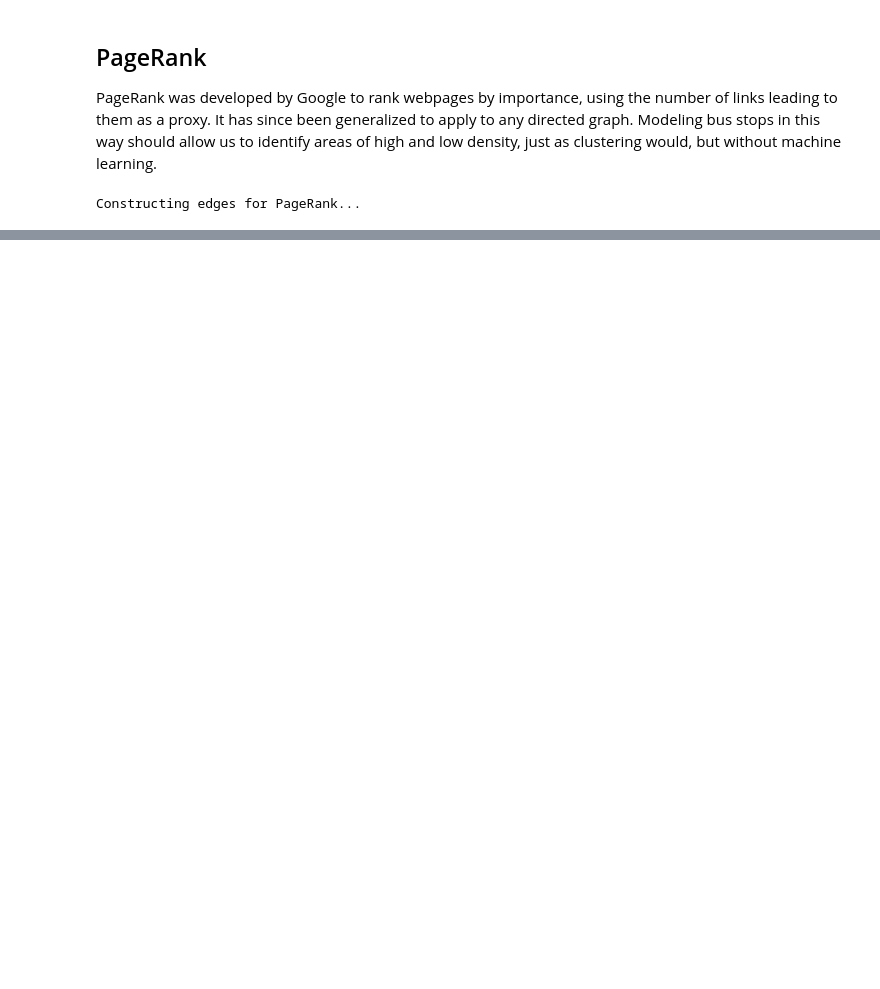
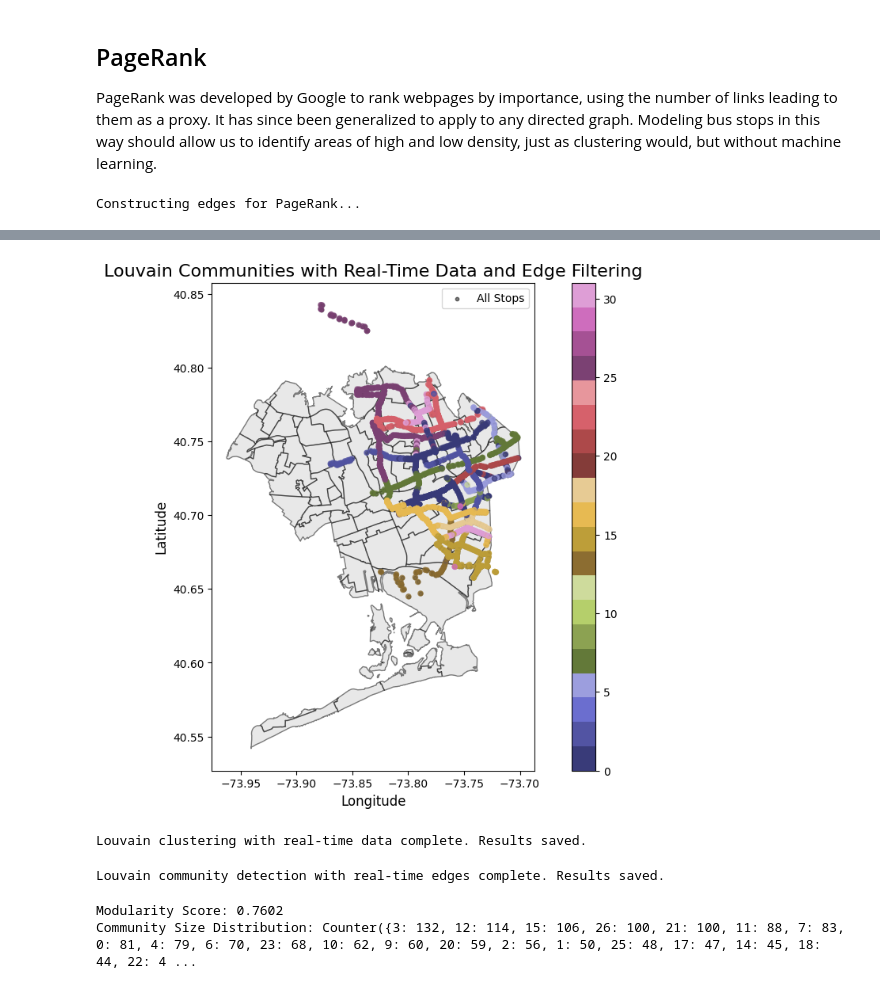
Before and after one commit to dmehta94/project-capstone-transit-inequity-eastern-queens, a Jupyter notebook: code/analysis.ipynb, the cells around one changed output, grey strips where cells are left out. Cells and saved outputs as stored; diff of their text form; code cells hidden in the pictures; blank space fills up the shorter version.

```diff
--- a/code/analysis.ipynb
+++ b/code/analysis.ipynb
@@ -206,0 +331,21 @@ visualize_clusters(
+# %%
+# Add edges with weights from real-time data
+edges = []
+for route_id in real_time_data["route_id"].unique():
+    route_data = real_time_data[real_time_data["route_id"] == route_id]
+    for vehicle_id in route_data["vehicle_id"].unique():
+        vehicle_data = route_data[route_data["vehicle_id"] == vehicle_id]
+        stops = vehicle_data["nearest_stop_id"].tolist()
+        for i in range(len(stops) - 1):
+            stop1, stop2 = stops[i], stops[i + 1]
+            if stop1 != stop2:  # Avoid self-loops
+                coord1 = stops_data.loc[stops_data["stop_id"] == stop1, "coords"].values[0]
+                coord2 = stops_data.loc[stops_data["stop_id"] == stop2, "coords"].values[0]
+                distance = geodesic(coord1, coord2).kilometers
+                edges.append((stop1, stop2, {"weight": 1 / distance}))  # Weight by inverse distance
+
+# Filter edges by weight (e.g., distance or frequency)
+threshold = 0.1  # Adjust based on your analysis
+filtered_edges = [(u, v, d) for u, v, d in G.edges(data=True) if d["weight"] > threshold]
+# Sort real-time data for each vehicle and route
+real_time_data = real_time_data.sort_values(["route_id", "vehicle_id", "timestamp"])
@@ -206,0 +361,44 @@ visualize_clusters(
+# %%
+# Filter edges by weight
+threshold = 0.1  # Adjust based on your analysis
+filtered_edges = [(u, v, d) for u, v, d in edges if d["weight"] > threshold]
+
+# Create graph with filtered edges
+G = nx.Graph()
+G.add_edges_from(filtered_edges)
+
+# Run Louvain Method with higher resolution
+partition = clouvain.best_partition(G, weight="weight", resolution=2.0)  # Higher resolution for finer clusters
+stops_data["louvain_community"] = stops_data["stop_id"].map(partition)
+
+# Visualize Louvain communities
+visualize_clusters(
+    stops_gdf,
+    cluster_col="louvain_community",
+    title="Louvain Communities with Real-Time Data and Edge Filtering",
+    map_data=queens_map
+)
+
+# Save Louvain results
+stops_data.to_csv(f"{data_directory}louvain_with_realtime.csv", index=False)
+print("Louvain clustering with real-time data complete. Results saved.")
+# %% [output]
+[figure, added]
+Louvain clustering with real-time data complete. Results saved.
+# %%
+# Save Louvain results
+stops_data.to_csv(f"{data_directory}louvain_communities_realtime.csv", index=False)
+print("Louvain community detection with real-time edges complete. Results saved.")
+# %% [output]
+Louvain community detection with real-time edges complete. Results saved.
+# %%
+# Modularity
+modularity_score = clouvain.modularity(partition, G, weight="weight")
+print(f"Modularity Score: {modularity_score:.4f}")
+
+# Community Size Distribution
+community_sizes = Counter(partition.values())
+print("Community Size Distribution:", community_sizes)
+# %% [output]
+Modularity Score: 0.7602
+Community Size Distribution: Counter({3: 132, 12: 114, 15: 106, 26: 100, 21: 100, 11: 88, 7: 83, 0: 81, 4: 79, 6: 70, 23: 68, 10: 62, 9: 60, 20: 59, 2: 56, 1: 50, 25: 48, 17: 47, 14: 45, 18: 44, 22: 4 ...
```
Also changed, not shown: parts of 25 cells of this notebook, 31 other files.
